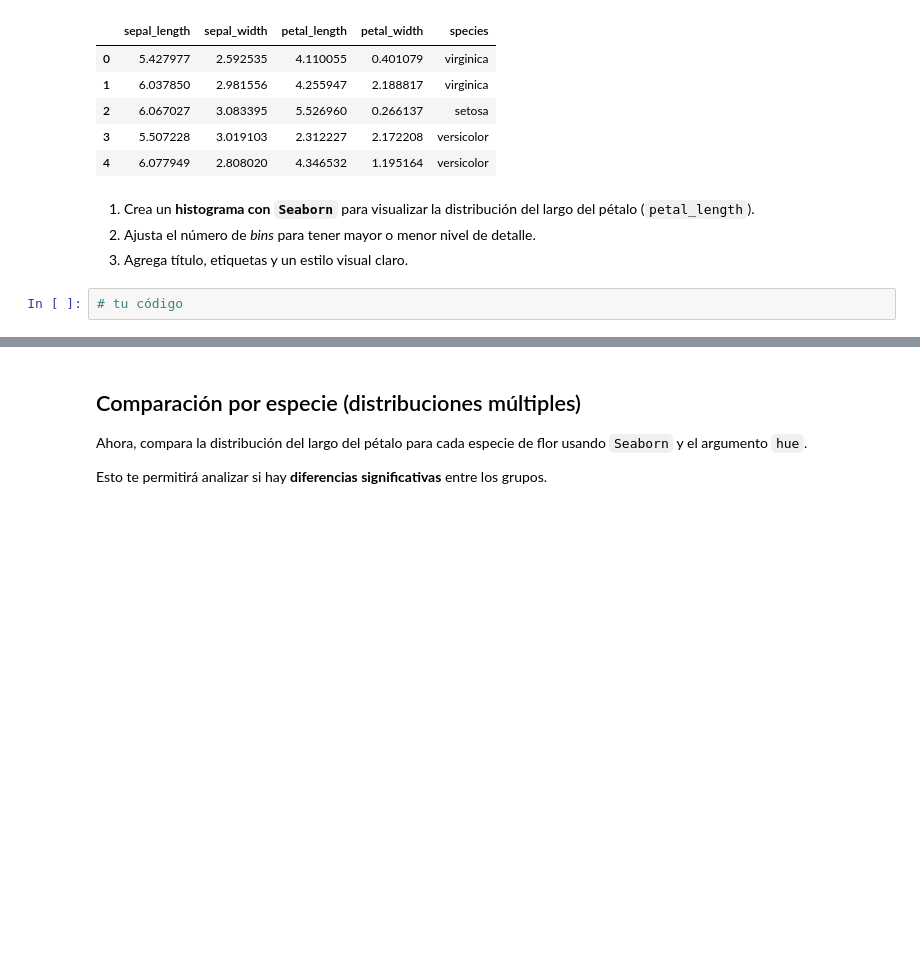
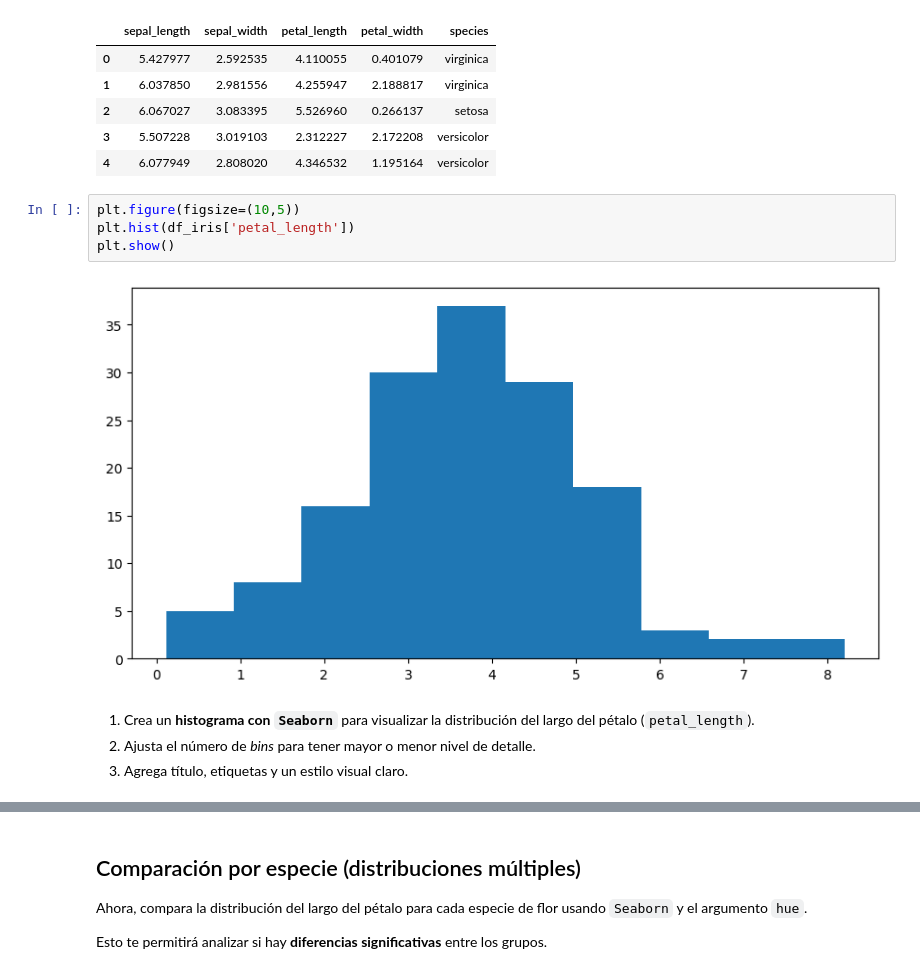
Before and after one commit to mfvilches/visualization-exercises-with-matplot-and-seaborn, a Jupyter notebook: notebook/problems.es.ipynb, the cells around one changed output, grey strips where cells are left out. Cells and saved outputs as stored; diff of their text form; blank space fills up the shorter version.

```diff
--- a/notebook/problems.es.ipynb
+++ b/notebook/problems.es.ipynb
@@ -183,9 +183,13 @@ df_iris.head() # Mostrar DataFrame
 | 2 | 6.067027 | 3.083395 | 5.526960 | 0.266137 | setosa |
 | 3 | 5.507228 | 3.019103 | 2.312227 | 2.172208 | versicolor |
 | 4 | 6.077949 | 2.808020 | 4.346532 | 1.195164 | versicolor |
+# %%
+plt.figure(figsize=(10,5))
+plt.hist(df_iris['petal_length'])
+plt.show()
+# %% [output]
+[figure, added]
 # %% [markdown]
 1. Crea un **histograma con `Seaborn`** para visualizar la distribución del largo del pétalo (`petal_length`).
 2. Ajusta el número de *bins* para tener mayor o menor nivel de detalle.
 3. Agrega título, etiquetas y un estilo visual claro.
-# %%
-# tu código
```
Also changed, not shown: parts of 3 cells of this notebook.
